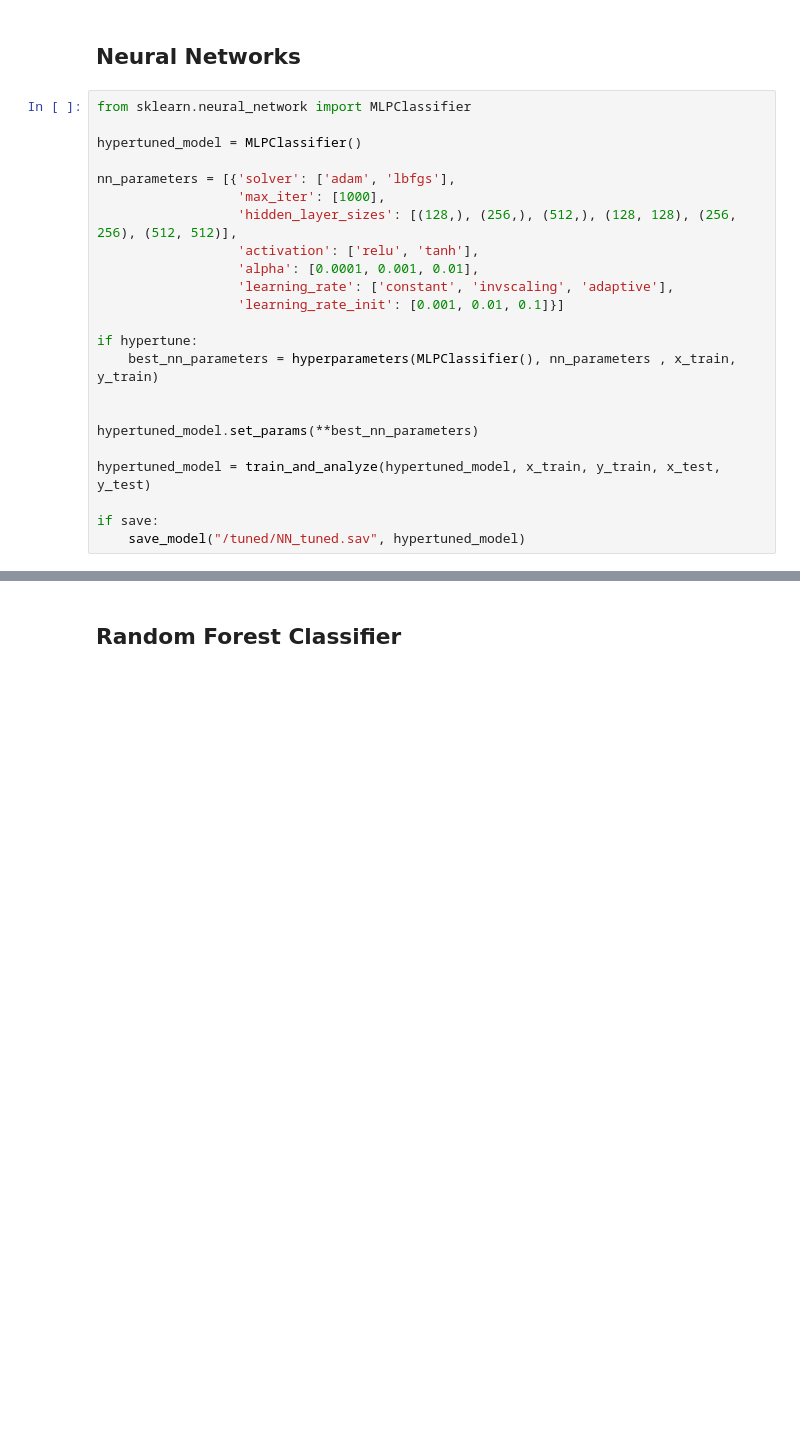
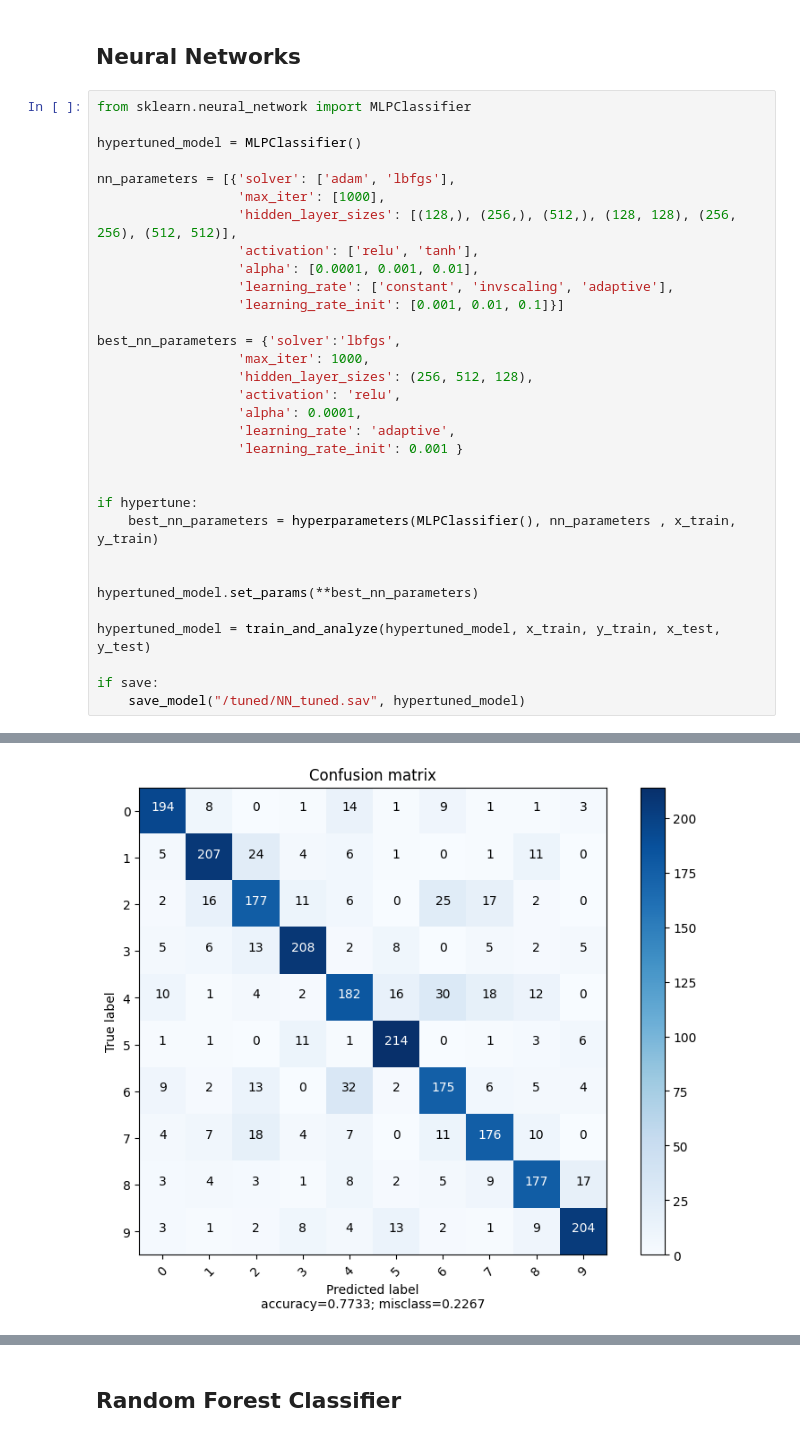
Before and after one commit to hc-sousa/sign-language-digits, a Jupyter notebook: src/augmented-dataset.ipynb, the cells around one changed output, grey strips where cells are left out. Saved outputs shown, nothing was run; the diff lists cells and outputs as text; blank space fills up the shorter version.

```diff
--- a/src/augmented-dataset.ipynb
+++ b/src/augmented-dataset.ipynb
@@ -626,6 +620,15 @@ nn_parameters = [{'solver': ['adam', 'lbfgs'],
                   'learning_rate': ['constant', 'invscaling', 'adaptive'],
                   'learning_rate_init': [0.001, 0.01, 0.1]}]
 
+best_nn_parameters = {'solver':'lbfgs',
+                  'max_iter': 1000,
+                  'hidden_layer_sizes': (256, 512, 128),
+                  'activation': 'relu',
+                  'alpha': 0.0001,
+                  'learning_rate': 'adaptive',
+                  'learning_rate_init': 0.001 }
+
+
 if hypertune:
     best_nn_parameters = hyperparameters(MLPClassifier(), nn_parameters , x_train, y_train)
 
@@ -640,0 +651 @@ KeyboardInterrupt:
+[figure, added]
```
Also changed, not shown: parts of 2 cells of this notebook.
